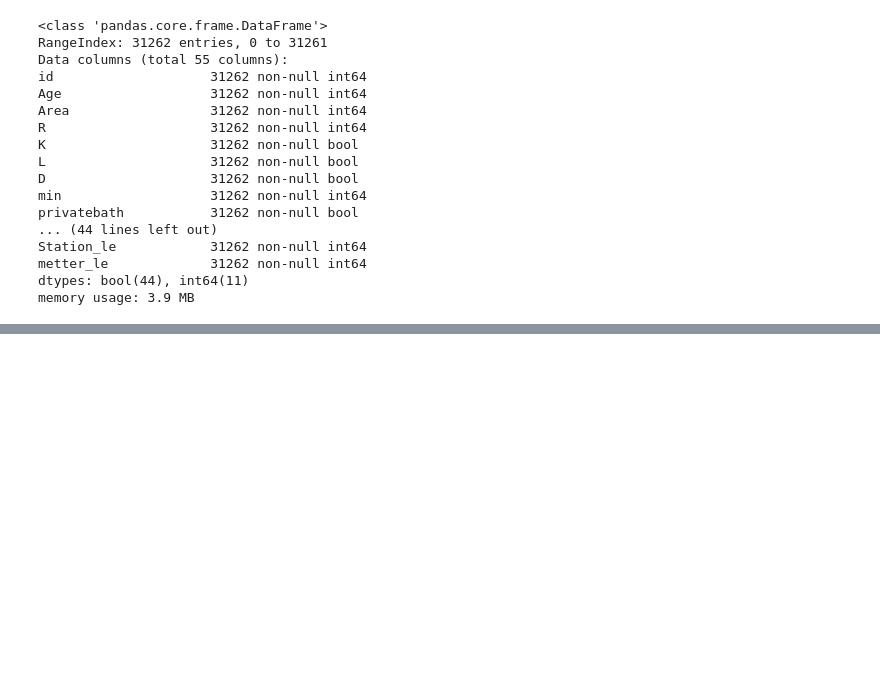
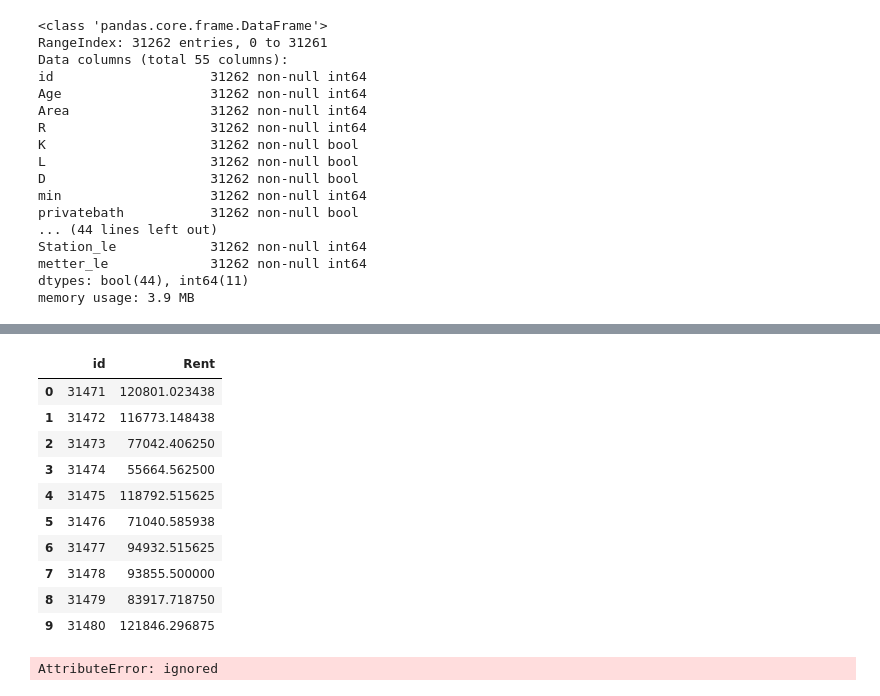
Before and after one commit to dt024/signatestudentcup2019, a Jupyter notebook: signate_houseprices.ipynb, the cells around one changed output, grey strips where cells are left out. Cells and saved outputs as stored; diff of their text form; code cells hidden in the pictures; blank space fills up the shorter version.

```diff
--- a/signate_houseprices.ipynb
+++ b/signate_houseprices.ipynb
@@ -977,8 +1162,22 @@ y_pred += model.predict(X_test, num_iteration=model.best_iteration)
 # %%
 submit = pd.read_csv('sample_submit.csv', names=('id', 'Rent'))
-submit['Rent'] = y_pred
+submit['Rent'] = model_xgb.predict(X_test)
 submit.head(10)
 submit.to_csv('submission.csv', header=False, index=False)
+# %%
+submit.head(10)
+# %% [output]
+|  | id | Rent |
+| 0 | 31471 | 120801.023438 |
+| 1 | 31472 | 116773.148438 |
+| 2 | 31473 | 77042.406250 |
+| 3 | 31474 | 55664.562500 |
+| 4 | 31475 | 118792.515625 |
+| 5 | 31476 | 71040.585938 |
+| 6 | 31477 | 94932.515625 |
+| 7 | 31478 | 93855.500000 |
+| 8 | 31479 | 83917.718750 |
+| 9 | 31480 | 121846.296875 |
 # %%
 """
 train['Rent'] = 1
@@ -1016,13 +1215,14 @@ val_score =roc_auc_score(y_valid, y_val_pred)
 print('AUC:', val_score)
 """
 # %%
-"""
+
 feature_importances = pd.DataFrame()
 feature_importances['feature'] = X.columns
 feature_importances['importance'] = model.feature_importance()
 feature_importances = feature_importances.sort_values(by='importance', ascending=False)
 feature_importances
-"""
+# %% [output]
+AttributeError: ignored
 # %%
 """
 plt.figure(figsize=(16, 16))
```
Also changed, not shown: parts of 26 cells of this notebook.
